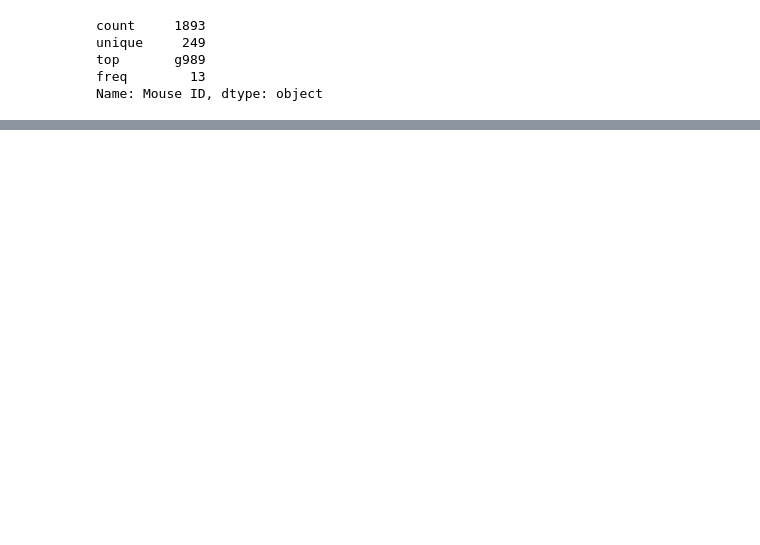
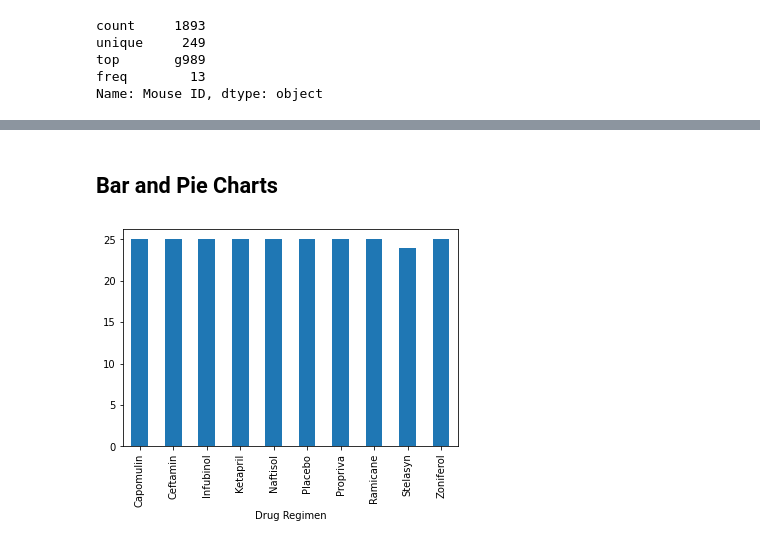
Before and after one commit to inkosi-codes/pyplot-challenge, a Jupyter notebook: pymaceutical_main.ipynb, the cells around one changed output, grey strips where cells are left out. Saved outputs shown, nothing was run; the diff lists cells and outputs as text; code cells hidden in the pictures; blank space fills up the shorter version.

```diff
--- a/pymaceutical_main.ipynb
+++ b/pymaceutical_main.ipynb
@@ -78,0 +86,9 @@ combine_resultset['Mouse ID'].value_counts().head()
+# %%
+summary_stats = clean_combine_resultset.groupby('Drug Regimen')
+summary_index_df = pd.DataFrame(summary_stats['Drug Regimen'].unique())
+summary_list = list(zip(summary_stats['Tumor Volume (mm3)'].mean(),summary_stats['Tumor Volume (mm3)'].median(),summary_stats['Tumor Volume (mm3)'].var(),summary_stats['Tumor Volume (mm3)'].std(),summary_stats['Tumor Volume (mm3)'].sem()))
+summary_df = pd.DataFrame(summary_list,columns=['Tumor Vol (Avg)','Tumor Vol (Median)','Tumor Vol (Variance)', 'Tumor Vol (Std Dev)', 'Tumor Vol (SEM)'])
+for x in range(0,5):
+    summary_df_col = summary_df.columns[x]
+    summary_df[summary_df_col] = summary_df[summary_df_col].map("{:,.2f}".format)
+summary_df.set_index(summary_index_df.index.values)
@@ -78,0 +123,9 @@ combine_resultset['Mouse ID'].value_counts().head()
+# %% [markdown]
+## Bar and Pie Charts
+# %%
+# Generate a bar plot showing the total number of unique mice tested on each drug regimen using pandas.
+bar_data = summary_stats['Mouse ID'].nunique()
+bar_data = bar_data.plot.bar(figsize=(6,4))
+plt.show()
+# %% [output]
+[figure, added]
```
Also changed, not shown: parts of 20 cells of this notebook.
